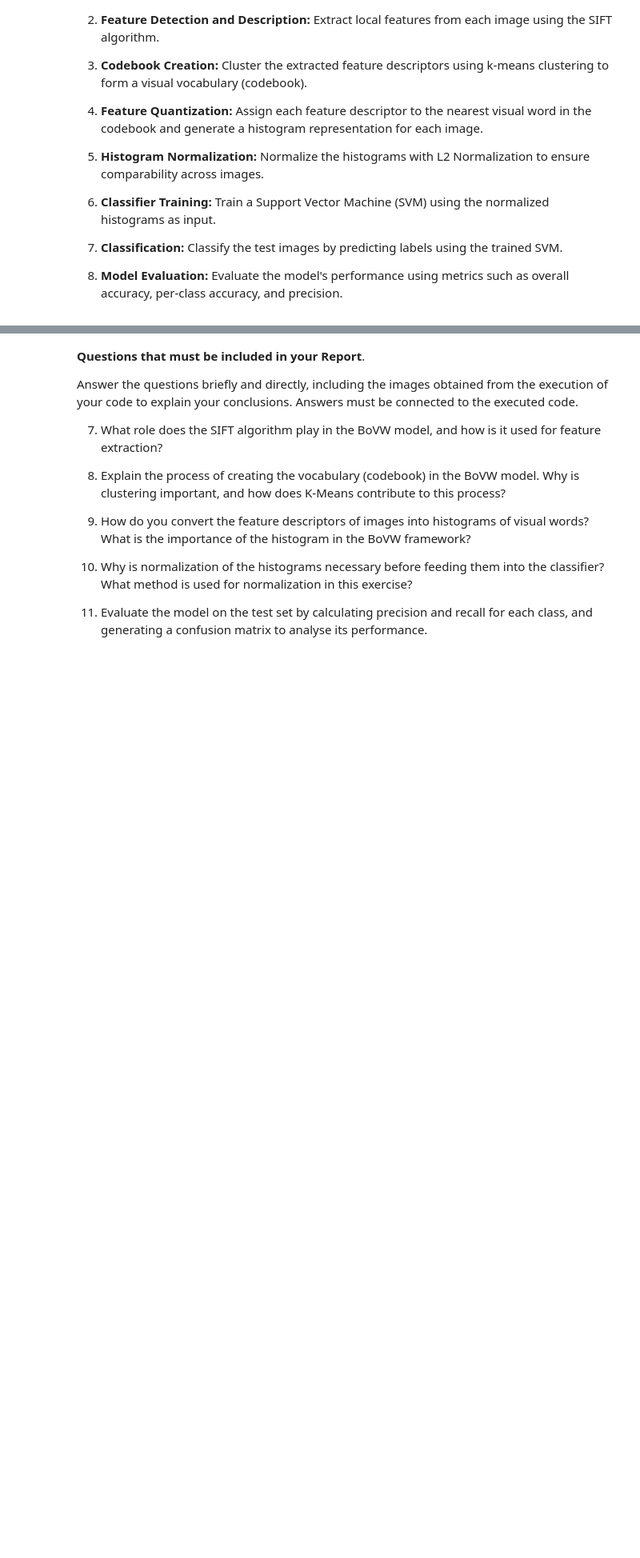
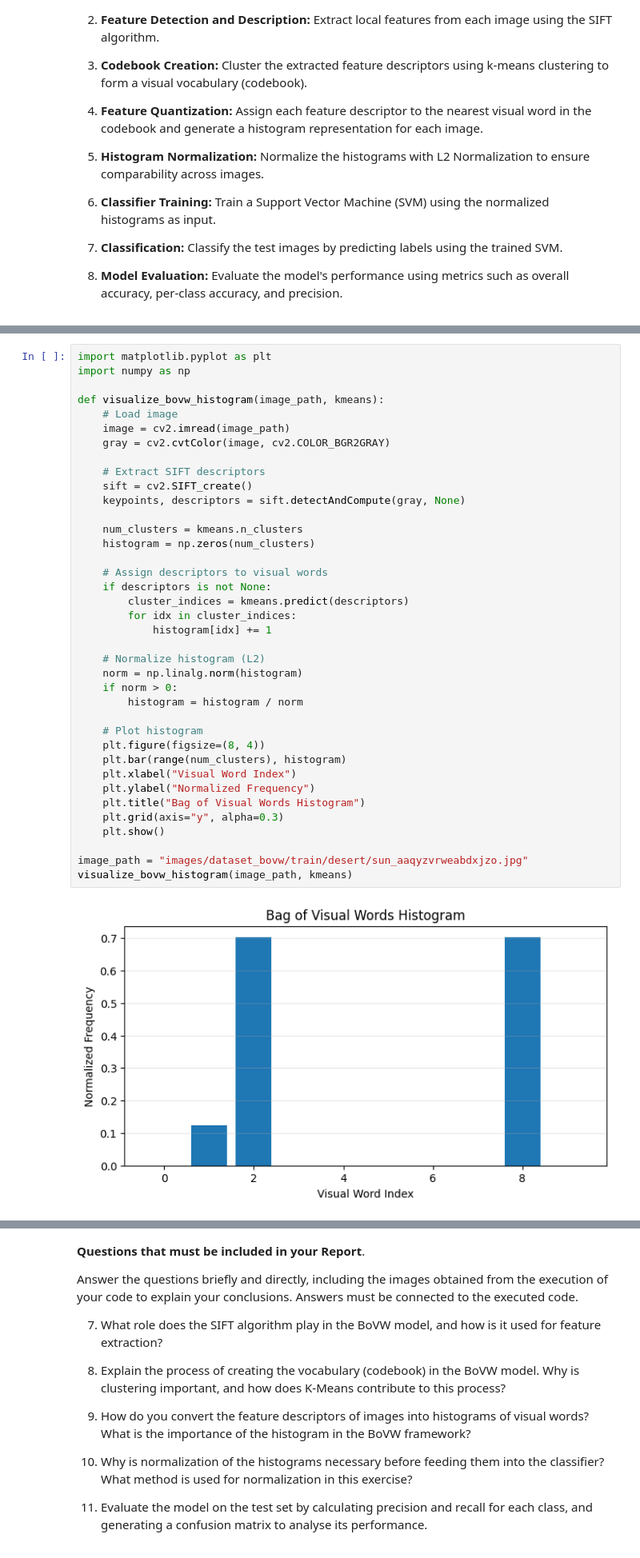
Before and after one commit to EricPrz/Proyecto-4-Vision-Por-Computador, a Jupyter notebook: Project4.ipynb, the cells around one changed output, grey strips where cells are left out. Shown at 80% size. Cells and saved outputs as stored; diff of their text form; blank space fills up the shorter version.

```diff
--- a/Project4.ipynb
+++ b/Project4.ipynb
@@ -440,0 +540,40 @@ weighted avg       0.85      0.85      0.85        40
+# %%
+import matplotlib.pyplot as plt
+import numpy as np
+
+def visualize_bovw_histogram(image_path, kmeans):
+    # Load image
+    image = cv2.imread(image_path)
+    gray = cv2.cvtColor(image, cv2.COLOR_BGR2GRAY)
+
+    # Extract SIFT descriptors
+    sift = cv2.SIFT_create()
+    keypoints, descriptors = sift.detectAndCompute(gray, None)
+
+    num_clusters = kmeans.n_clusters
+    histogram = np.zeros(num_clusters)
+
+    # Assign descriptors to visual words
+    if descriptors is not None:
+        cluster_indices = kmeans.predict(descriptors)
+        for idx in cluster_indices:
+            histogram[idx] += 1
+
+    # Normalize histogram (L2)
+    norm = np.linalg.norm(histogram)
+    if norm > 0:
+        histogram = histogram / norm
+
+    # Plot histogram
+    plt.figure(figsize=(8, 4))
+    plt.bar(range(num_clusters), histogram)
+    plt.xlabel("Visual Word Index")
+    plt.ylabel("Normalized Frequency")
+    plt.title("Bag of Visual Words Histogram")
+    plt.grid(axis="y", alpha=0.3)
+    plt.show()
+
+image_path = "images/dataset_bovw/train/desert/sun_aaqyzvrweabdxjzo.jpg"
+visualize_bovw_histogram(image_path, kmeans)
+# %% [output]
+[figure, added]
```
Also changed, not shown: parts of 6 cells of this notebook.
